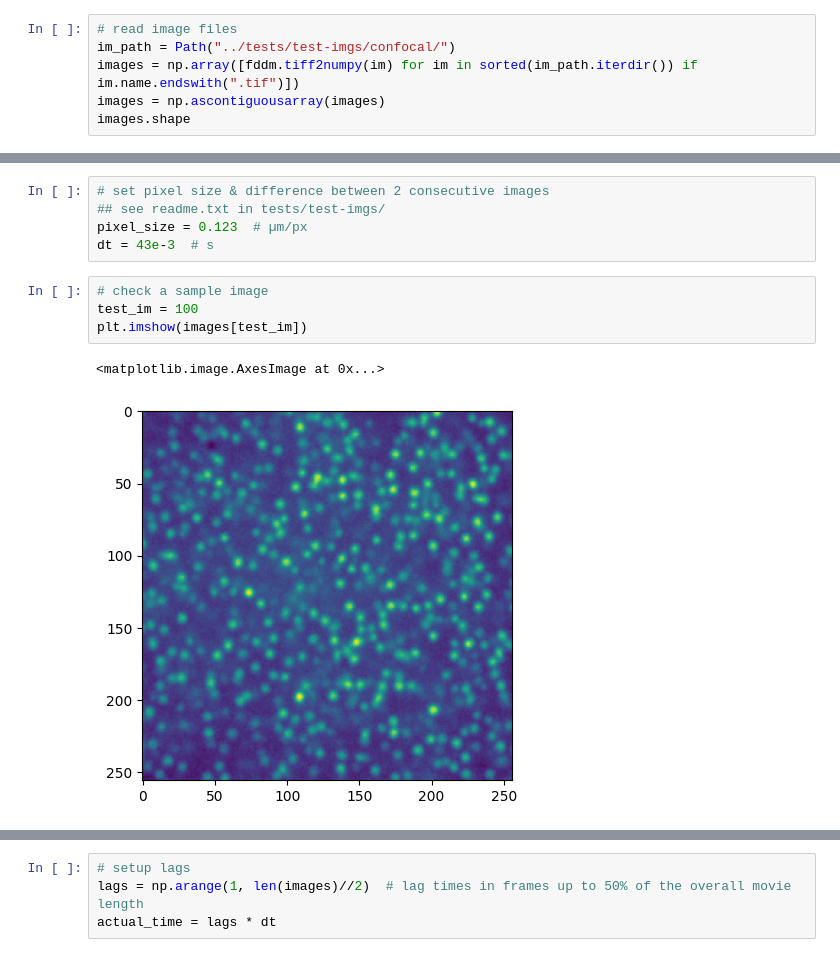
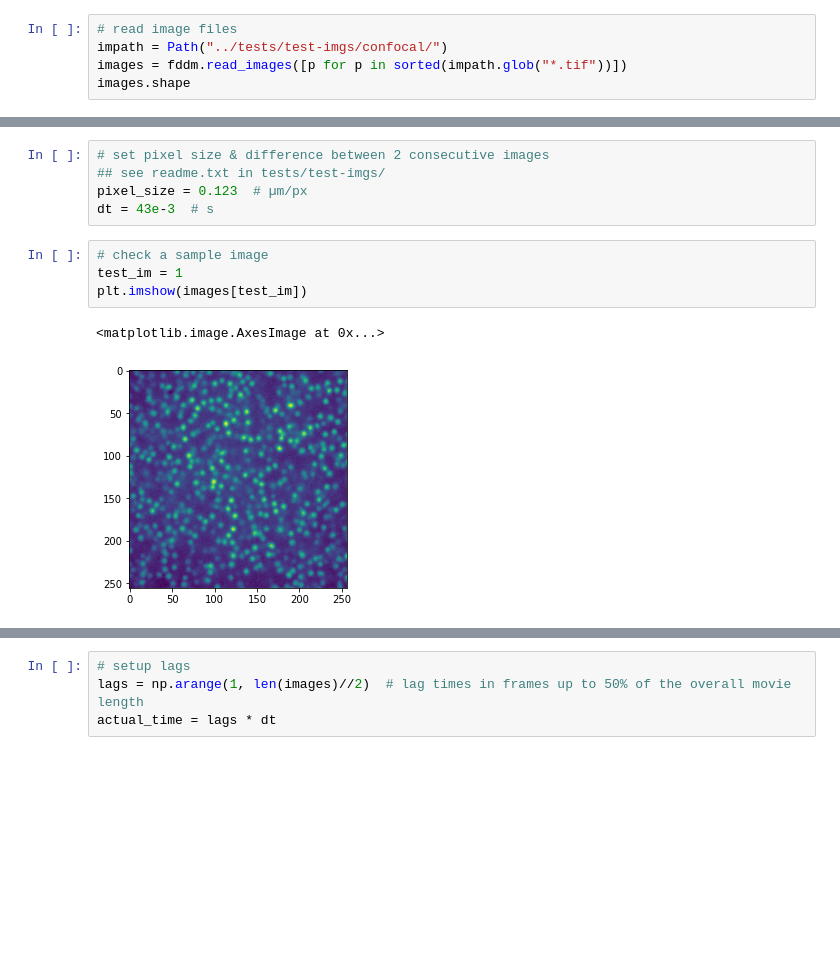
Before and after one commit to somexlab/fastddm, a Jupyter notebook: examples/fastddm_examples.ipynb, the cells around one changed output, grey strips where cells are left out. Cells and saved outputs as stored; diff of their text form; blank space fills up the shorter version.

```diff
--- a/examples/fastddm_examples.ipynb
+++ b/examples/fastddm_examples.ipynb
@@ -12,9 +12,8 @@ from matplotlib.colors import LogNorm
 %matplotlib inline
 # %%
 # read image files
-im_path = Path("../tests/test-imgs/confocal/")
-images = np.array([fddm.tiff2numpy(im) for im in sorted(im_path.iterdir()) if im.name.endswith(".tif")])
-images = np.ascontiguousarray(images)
+impath = Path("../tests/test-imgs/confocal/")
+images = fddm.read_images([p for p in sorted(impath.glob("*.tif"))])
 images.shape
 # %% [output]
 (1024, 256, 256)
@@ -25,11 +24,11 @@ pixel_size = 0.123  # µm/px
 dt = 43e-3  # s
 # %%
 # check a sample image
-test_im = 100
+test_im = 1
 plt.imshow(images[test_im])
 # %% [output]
 <matplotlib.image.AxesImage at 0x...>
-[figure, old version]
+[figure, new version]
 # %%
 # in case you'd like to apply a standard windowing function to the images, you can do it now:
 bh_window = window.blackman_harris(images.shape)
```
Also changed, not shown: parts of 11 cells of this notebook.
